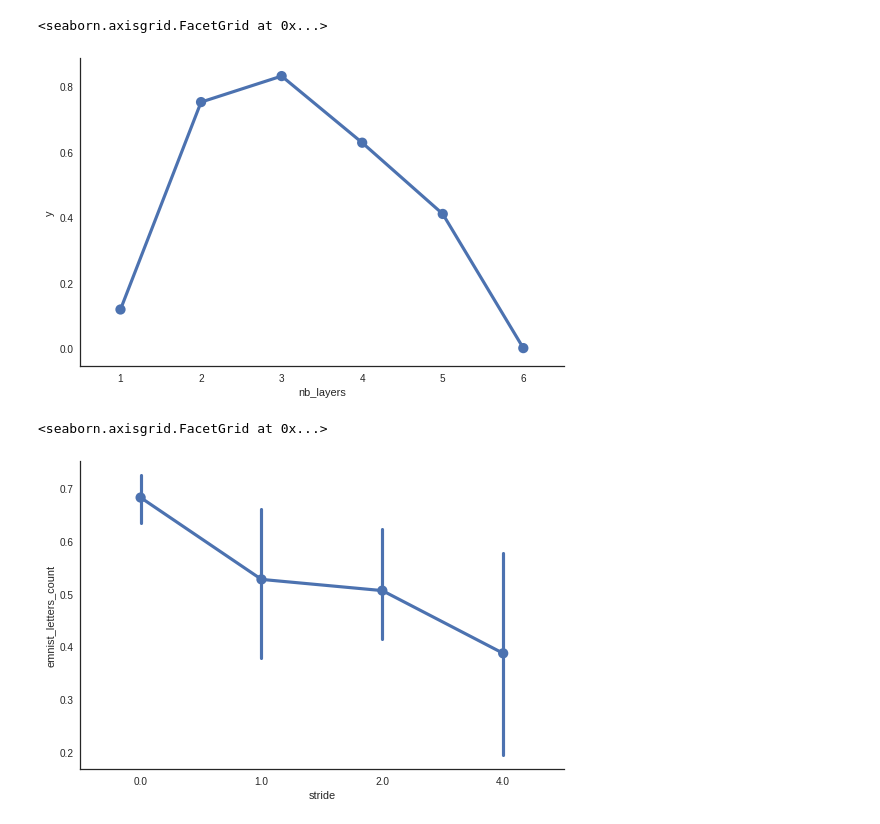
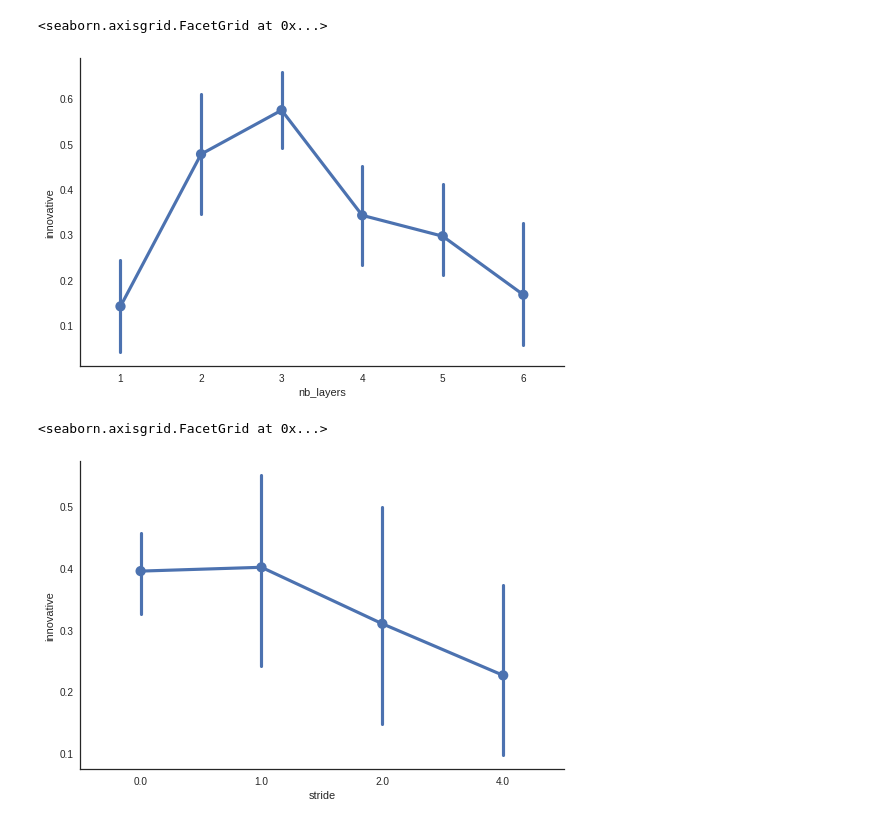
Before and after one commit to mehdidc/out_of_class, a Jupyter notebook: ae/ipynb/analysis.ipynb, the cells around one changed output. Cells and saved outputs as stored; diff of their text form; code cells hidden in the pictures.

```diff
--- a/ae/ipynb/analysis.ipynb
+++ b/ae/ipynb/analysis.ipynb
@@ -184,19 +104,18 @@ sns.factorplot(x='bottleneck', y='y', data=df, order=[64, 32, 16, 8, 4, 2], size
 # %%
 df = df_full
 df = df[df['sampler'] == 'mnist_deep']
-df = df[df['stride']==1]
-sns.factorplot(x='nb_layers', y='y', data=df, size=5, aspect=1.5)
+#df = df[df['stride']==1]
+sns.factorplot(x='nb_layers', y='innovative', data=df, size=5, aspect=1.5)
 # %% [output]
 <seaborn.axisgrid.FacetGrid at 0x...>
-[figure, old version]
+[figure, new version]
 # %%
 df = df_full
 df = df[df['sampler'] == 'mnist_deep']
-#df = df[df['nb_layers']==6]
-sns.factorplot(x='stride', y='emnist_letters_count', data=df, size=5, aspect=1.5)
+sns.factorplot(x='stride', y='innovative', data=df, size=5, aspect=1.5)
 # %% [output]
 <seaborn.axisgrid.FacetGrid at 0x...>
-[figure, old version]
+[figure, new version]
 # %%
 df = df_full
 df = df[df['sampler'] == 'mnist_deep_kchannel_stride']
```
Also changed, not shown: parts of 16 cells of this notebook, 2 other files.
